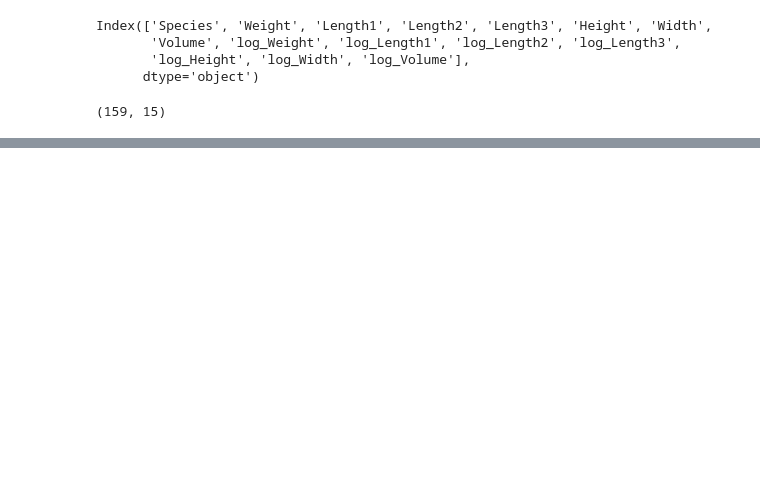
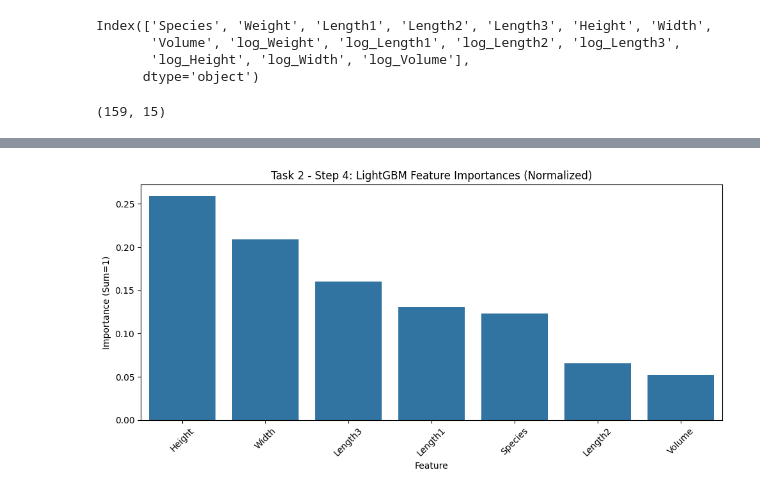
Before and after one commit to fehimecapar/Data-Science-For-Decision-Support, a Jupyter notebook: regression_nn.ipynb, the cells around one changed output, grey strips where cells are left out. Cells and saved outputs as stored; diff of their text form; code cells hidden in the pictures; blank space fills up the shorter version.

```diff
--- a/regression_nn.ipynb
+++ b/regression_nn.ipynb
@@ -32,0 +612,8 @@ df.head()
+# %%
+lgb_mean = pd.DataFrame(lgb_grouped).mean().to_dict()
+total = sum(lgb_mean.values())
+lgb_norm = {k: (v/total if total>0 else 0.0) for k, v in lgb_mean.items()}
+
+lgb_df = pd.DataFrame.from_dict(lgb_norm, orient='index', columns=['LightGBMImportance']) \
+                     .sort_values('LightGBMImportance', ascending=False)
+print(lgb_df)
@@ -32,0 +629,11 @@ df.head()
+# %%
+plt.figure(figsize=(10,5))
+sns.barplot(x=lgb_df.index, y='LightGBMImportance', data=lgb_df)
+plt.title('Task 2 - Step 4: LightGBM Feature Importances (Normalized)')
+plt.ylabel('Importance (Sum=1)')
+plt.xlabel('Feature')
+plt.xticks(rotation=45)
+plt.tight_layout()
+plt.show()
+# %% [output]
+[figure, added]
```
Also changed, not shown: parts of 41 cells of this notebook.
